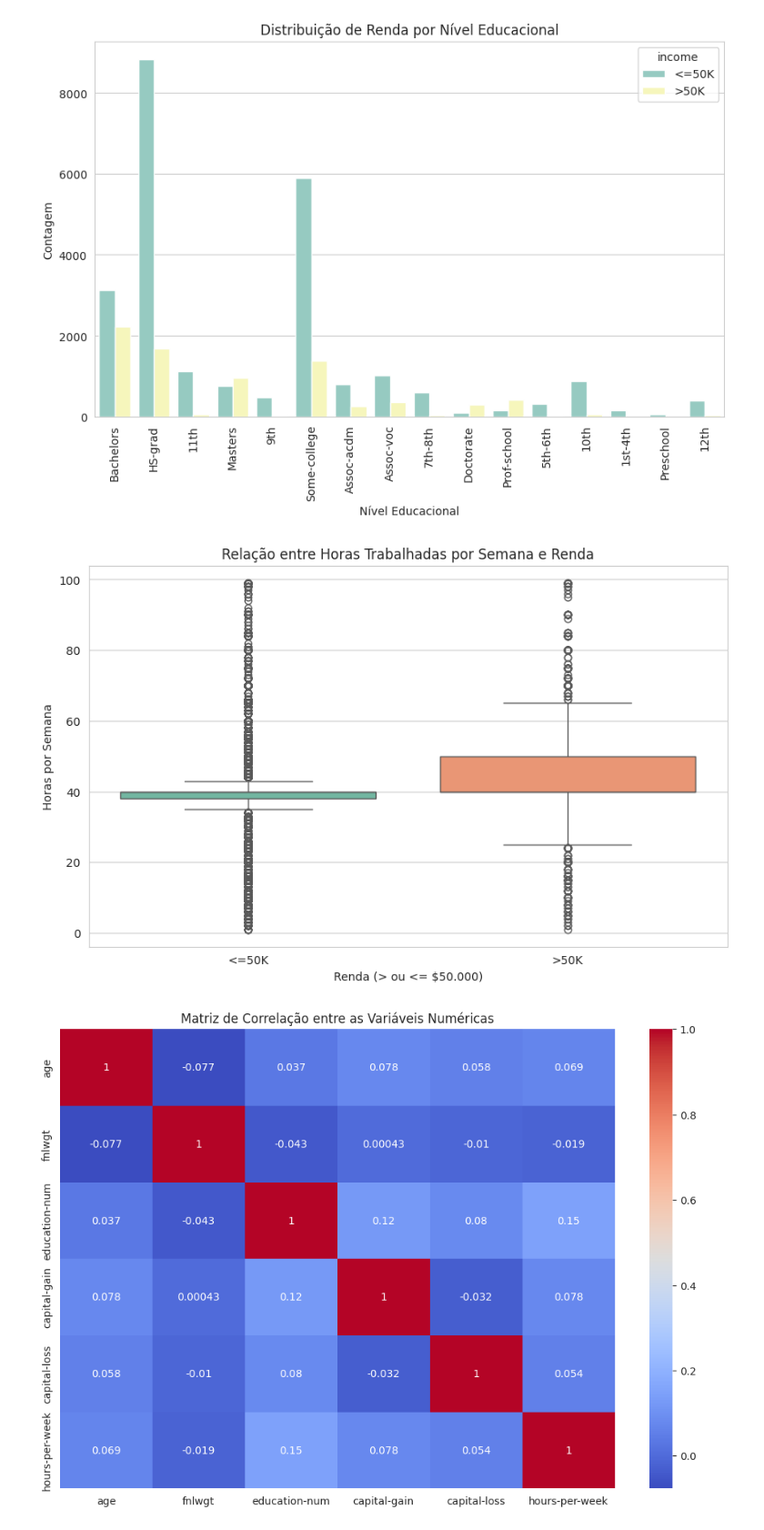
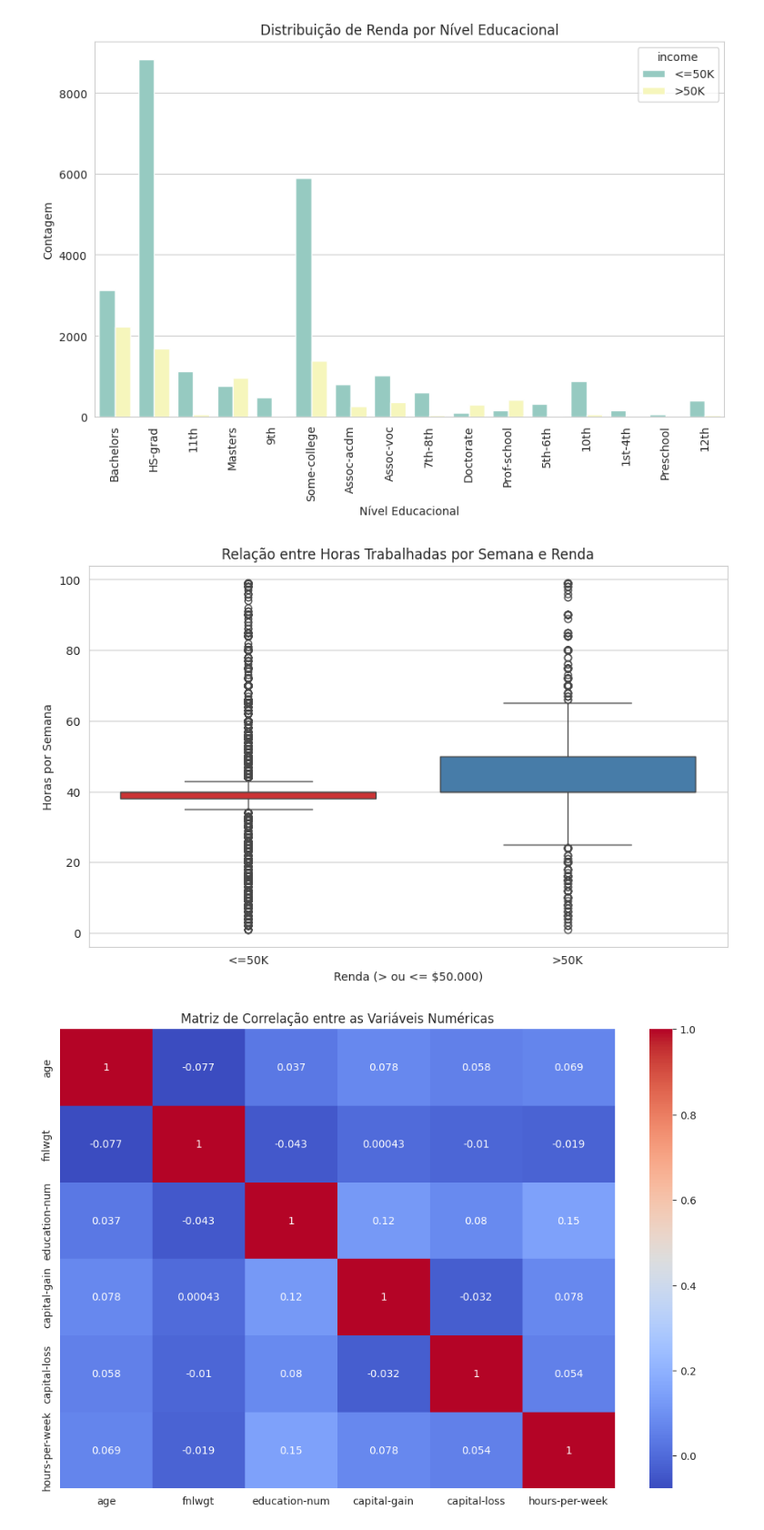
Before and after one commit to Elisf2024/Adult-income-analysis-MVP, a Jupyter notebook: MVP_Análise_de_Dados_e_boas_práticas.ipynb, the cells around one changed output. Shown at 91% size. Saved outputs shown, nothing was run; the diff lists cells and outputs as text; code cells hidden in the pictures.

```diff
--- a/MVP_Análise_de_Dados_e_boas_práticas.ipynb
+++ b/MVP_Análise_de_Dados_e_boas_práticas.ipynb
@@ -149,13 +149,13 @@ plt.show()
 # %%
 # Relação entre horas trabalhadas por semana e renda
 plt.figure(figsize=(10, 6))
-sns.boxplot(x='income', y='hours-per-week', hue='income', data=adult_data, palette='Set2', dodge=False)
+sns.boxplot(x='income', y='hours-per-week', hue='income', data=adult_data, palette='Set1', dodge=False)
 plt.title('Relação entre Horas Trabalhadas por Semana e Renda')
 plt.xlabel('Renda (> ou <= $50.000)')
 plt.ylabel('Horas por Semana')
 plt.show()
 # %% [output]
-[figure, old version]
+[figure, new version]
 # %%
 # Selecionando apenas as variáveis numéricas do dataset
 numeric_data = adult_data.select_dtypes(include=[np.number])
```
